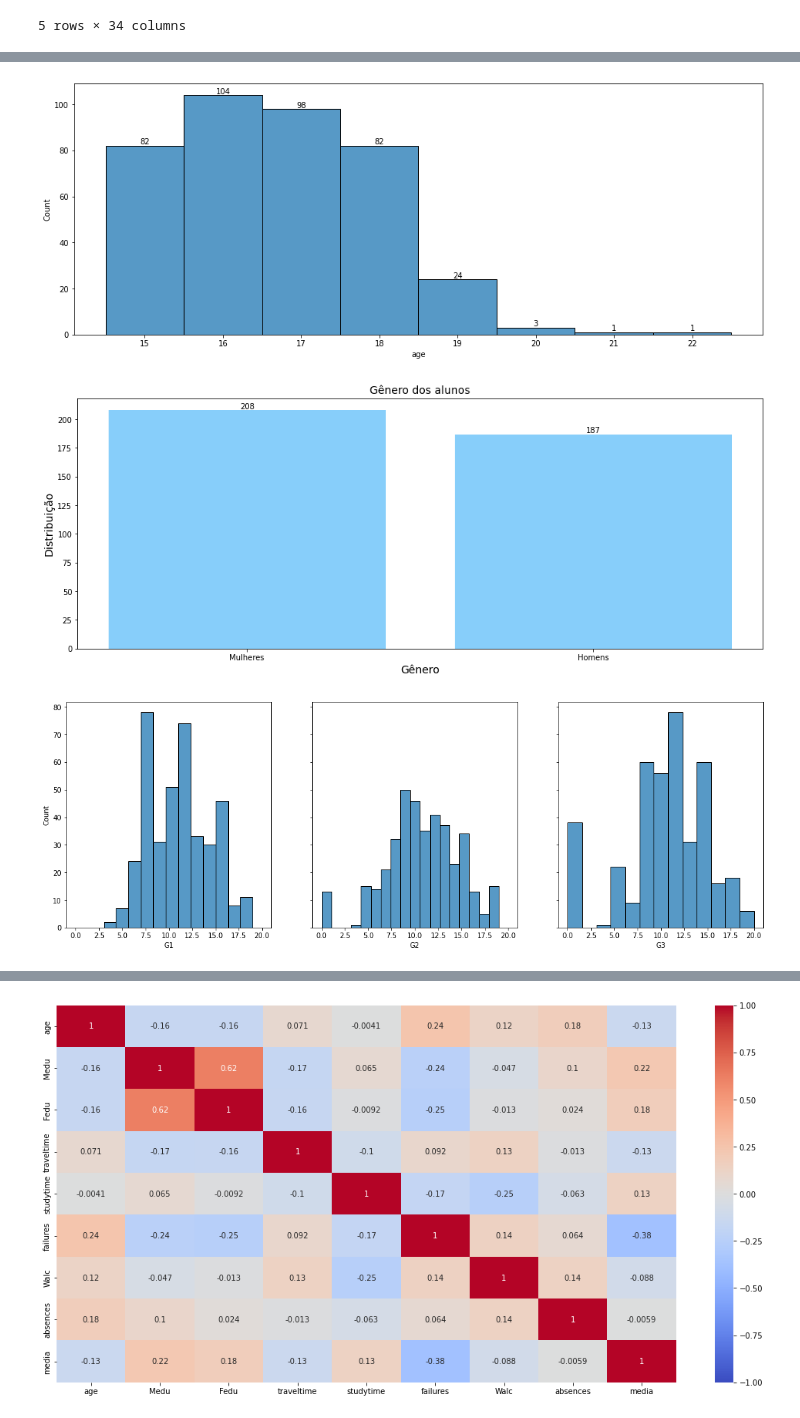
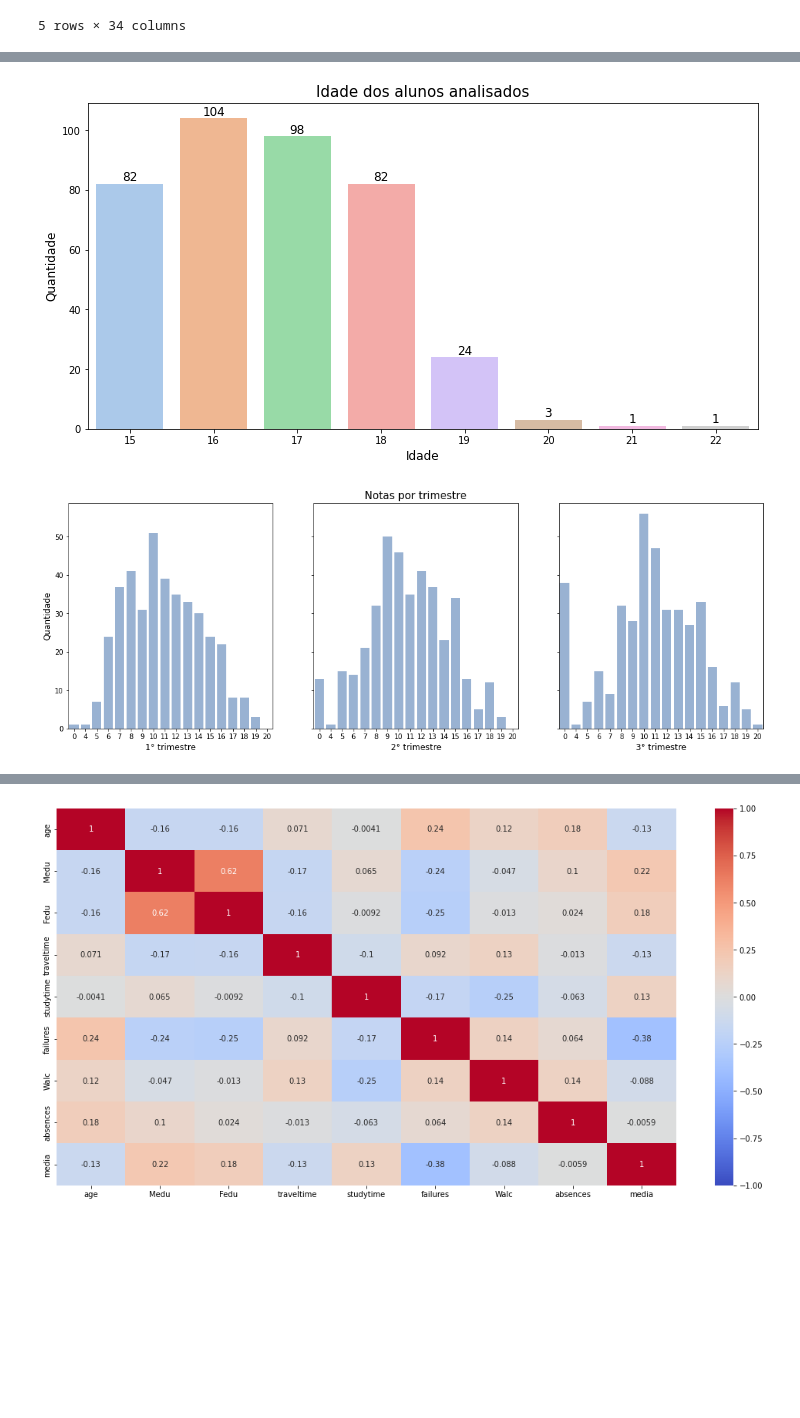
Before and after one commit to joaovdferraz/Projeto3_ADA, a Jupyter notebook: proj 4.ipynb, the cells around one changed output, grey strips where cells are left out. Drawn from its saved outputs; the diff is of its cells as text; code cells hidden in the pictures; blank space fills up the shorter version.

```diff
--- a/proj 4.ipynb
+++ b/proj 4.ipynb
@@ -65,30 +115,25 @@ df_edu.groupby(by='address').count().plot(kind='pie',y='media',autopct='%1.0f%%'
 # %%
-plt.figure(figsize=(16,6))
-age = sns.histplot(data=df_edu,x='age',discrete=True)
-age.bar_label(age.containers[0]);
-# plt.title('Idade dos alunos analisados',fontsize=14)
-# plt.xlabel('Idade',fontsize=14)
-# plt.ylabel('Distribuição',fontsize=14);
-# # SE DER TEMPO MUDAR PRA HISTOGRAMA
+plt.figure(figsize=(12,6))
+age = sns.countplot(data=df_edu,x='age',palette='pastel')
+age.bar_label(age.containers[0],fontsize=12)
+age.set_xlabel('Idade',fontsize=12)
+age.set_ylabel('Quantidade',fontsize=12)
+age.set_title('Idade dos alunos analisados',fontsize=15);
 # %% [output]
-[figure, old version]
+[figure, new version]
-# %%
-plt.figure(figsize=(16,6))
-df_gênero = df_edu.value_counts('sex')
-df_gênero.index=["Mulheres","Homens"]
-gênero = plt.bar(df_gênero.index,df_gênero,color='lightskyblue')
-plt.bar_label(gênero,fmt='%.0f');
-plt.title('Gênero dos alunos',fontsize=14)
-plt.xlabel('Gênero',fontsize=14)
-plt.ylabel('Distribuição',fontsize=14);
-# %% [output]
-[figure, removed]
 # %%
 fig, ax = plt.subplots(1,3,figsize=(18,6),sharey=True,sharex=True)
-sns.histplot(data=df_edu,x='G1',ax=ax[0])
-sns.histplot(data=df_edu,x='G2',ax=ax[1])
-sns.histplot(data=df_edu,x='G3',ax=ax[2]);
+sns.countplot(data=df_edu,x='G1',ax=ax[0],color='#90B1DB')
+sns.countplot(data=df_edu,x='G2',ax=ax[1],color='#90B1DB')
+sns.countplot(data=df_edu,x='G3',ax=ax[2],color='#90B1DB')
+ax[1].set_title('Notas por trimestre',fontsize=15)
+ax[0].set_xlabel('1° trimestre',fontsize=12)
+ax[1].set_xlabel('2° trimestre',fontsize=12)
+ax[2].set_xlabel('3° trimestre',fontsize=12)
+ax[0].set_ylabel('Quantidade',fontsize=12)
+ax[1].set_ylabel('')
+ax[2].set_ylabel('');
 # %% [output]
-[figure, old version]
+[figure, new version]
 # %%
 plt.figure(figsize=(12, 6))
```
Also changed, not shown: parts of 19 cells of this notebook.
